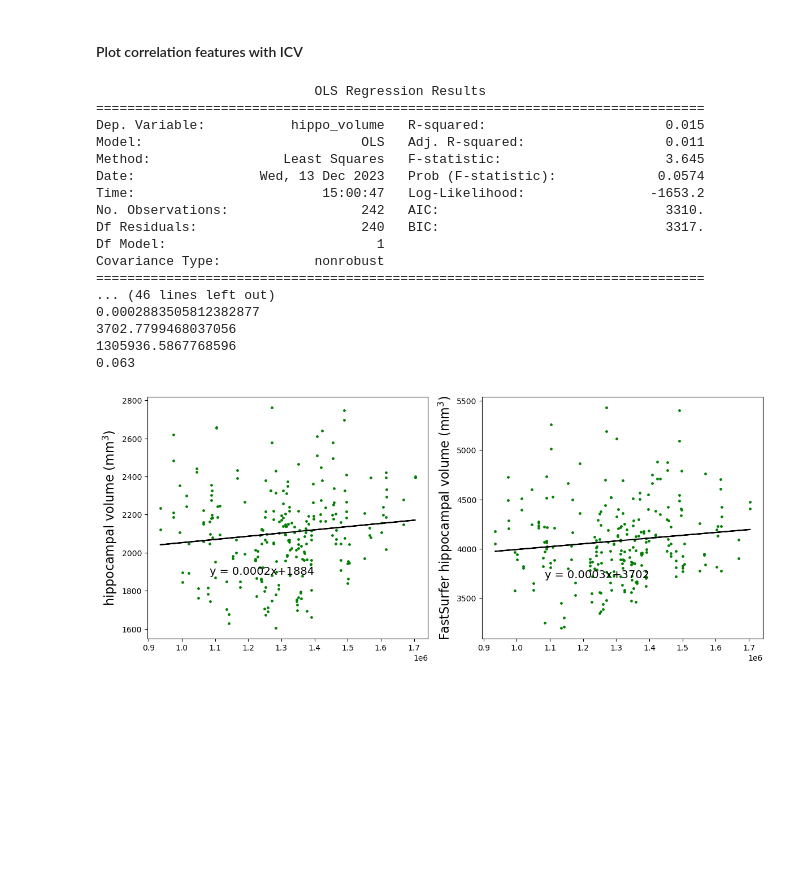
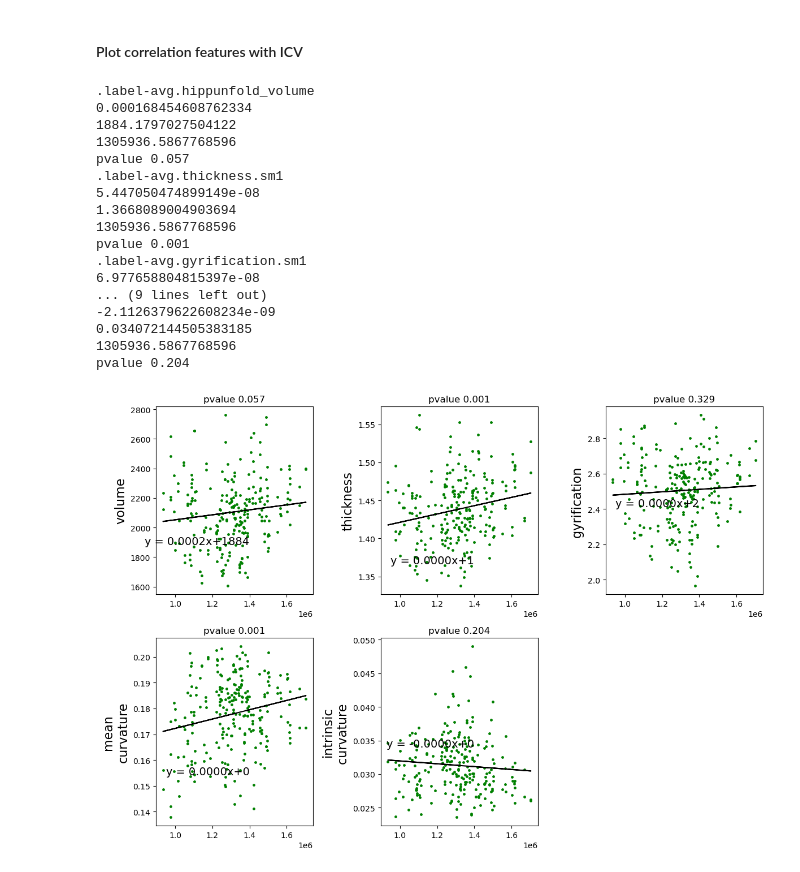
Before and after one commit to ckronlage/AID-HS, a Jupyter notebook: notebooks/analysis_intracranialvolume.ipynb, the cells around one changed output. Cells and saved outputs as stored; diff of their text form; code cells hidden in the pictures; blank space fills up the shorter version.

```diff
--- a/notebooks/analysis_intracranialvolume.ipynb
+++ b/notebooks/analysis_intracranialvolume.ipynb
@@ -132,10 +149,15 @@ df=pd.read_csv(file)
 
 sexes=['male','female']
 color = {'male':'blue', 'female':'pink',}
-sub_features = ['.label-avg.hippunfold_volume','.label-avg.FS_volume', '.label-avg.total_volume']
+sub_features = ['.label-avg.hippunfold_volume','.label-avg.FS_volume', '.label-avg.total_volume',
+                '.label-avg.thickness.sm1',
+                '.label-avg.gyrification.sm1',
+                '.label-avg.curvature.sm1',
+                '.label-avg.gauss-curv_filtered_sm1',
+                ]
 
-fig = plt.figure(figsize=(12,4))
-gs1 = gridspec.GridSpec(1, 3)
+fig = plt.figure(figsize=(12,12))
+gs1 = gridspec.GridSpec(3, 3)
 axs = []
 
 
@@ -165,72 +187,82 @@ OUTPUT_PATH = os.path.join(BASE_PATH,'images')
 import statsmodels.api as sm
 import statsmodels.formula.api as smf
 
-sub_features = ['.label-avg.hippunfold_volume', '.label-avg.FS_volume']
+sub_features = ['.label-avg.hippunfold_volume',
+                # '.label-avg.FS_volume',
+                '.label-avg.thickness.sm1',
+                '.label-avg.gyrification.sm1',
+                '.label-avg.curvature.sm1',
+                '.label-avg.gauss-curv_filtered_sm1',
+                ]
 #select controls
 df_c = df[df['group']=='C']
 
-fig = plt.figure(figsize=(12,5))
-gs1 = gridspec.GridSpec(1, 2)
+fig = plt.figure(figsize=(12,12))
+gs1 = gridspec.GridSpec(3, 3)
 axs = []
 
 for i,feature in enumerate(sub_features):
+    print(feature)
     axs.append(fig.add_subplot(gs1[i]))
 
     data = pd.DataFrame()
-    data['hippo_volume']=df_c[feature].copy()
+    data['feature']=df_c[feature].copy()
     data['ICV']=df_c['.label-avg.total_volume'].copy()
+    # data['age']=df_c['age_scan'].copy()
 
 
     subdf = df_c.dropna(subset=[feature])
-    axs[i].scatter(data['ICV'], data['hippo_volume'], s=6, color='green')
+    axs[i].scatter(data['ICV'], data['feature'], s=6, color='green')
     axs[i].set_ylabel(return_features_title(feature, features_title), fontsize = 16)
     axs[i].set_xlabel(return_features_title('ICV', features_title), fontsize = 16)
 
     #fit linear regression
-    res = smf.ols(f'hippo_volume ~ ICV', data=data).fit()
+    res = smf.ols(f'feature ~ ICV', data=data).fit()
+    # res = smf.ols(f'feature ~ ICV + age', data=data).fit()
 
-    print(res.summary())
+    # print(res.summary())
 
 
     m = res.params['ICV']
     print(m)
     b = res.params['Intercept']
     print(b)
 
     mean_icv = data['ICV'].mean()
     print(mean_icv)
 
     p=res.pvalues['ICV']
-    print(p.round(3))
+    print(f'pvalue {p.round(3)}')
 
     axs[i].plot(data['ICV'], m*data['ICV']+b, color='black')
     axs[i].text(1.4e6,
                 b,
                 'y = {:.4f}x+{:d}'.format(m,int(b)),
                 ha='right', fontsize=14)
+    axs[i].set_title(f'pvalue {p.round(3)}')
 plt.tight_layout()
 
 
 # fig.savefig(f'{OUTPUT_PATH}/correlation_volume_icv.png', dpi=96, transparent =True, bbox_inches = 'tight')
 # %% [output]
-                            OLS Regression Results
-==============================================================================
-Dep. Variable:           hippo_volume   R-squared:                       0.015
-Model:                            OLS   Adj. R-squared:                  0.011
-Method:                 Least Squares   F-statistic:                     3.645
-Date:                Wed, 13 Dec 2023   Prob (F-statistic):             0.0574
-Time:                        15:00:47   Log-Likelihood:                -1653.2
-No. Observations:                 242   AIC:                             3310.
-Df Residuals:                     240   BIC:                             3317.
-Df Model:                           1
-Covariance Type:            nonrobust
-==============================================================================
-... (46 lines left out)
-0.0002883505812382877
-3702.7799468037056
+.label-avg.hippunfold_volume
+0.000168454608762334
+1884.1797027504122
 1305936.5867768596
-0.063
+pvalue 0.057
+.label-avg.thickness.sm1
+5.447050474899149e-08
+1.3668089004903694
+1305936.5867768596
+pvalue 0.001
+.label-avg.gyrification.sm1
+6.977658804815397e-08
+... (9 lines left out)
+-2.1126379622608234e-09
+0.034072144505383185
+1305936.5867768596
+pvalue 0.204
-[figure, old version]
+[figure, new version]
 # %%
 # # with sklearn
 # from sklearn.linear_model import LinearRegression
```
Also changed, not shown: parts of 6 cells of this notebook, 1 other file.
